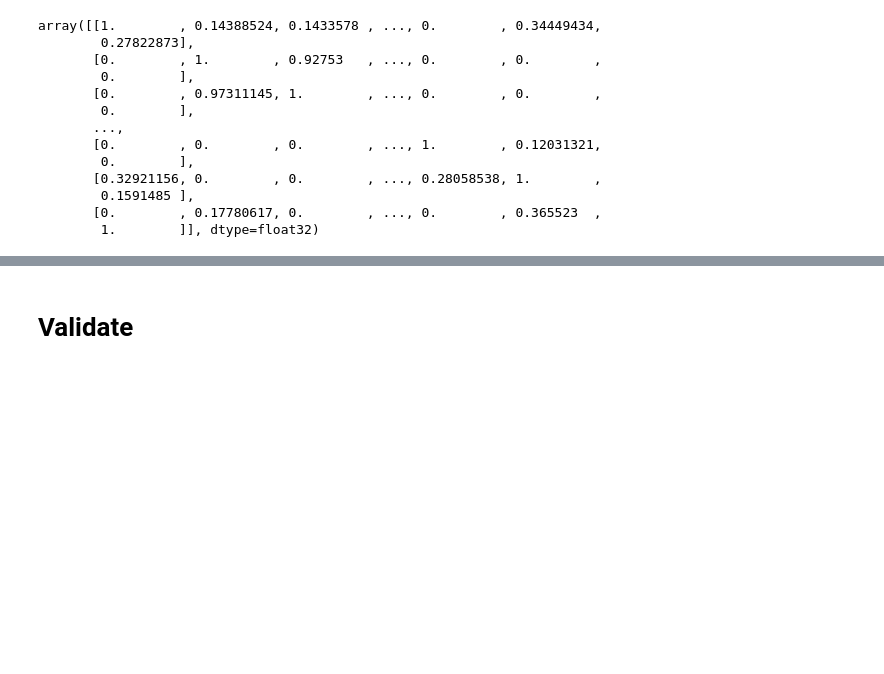
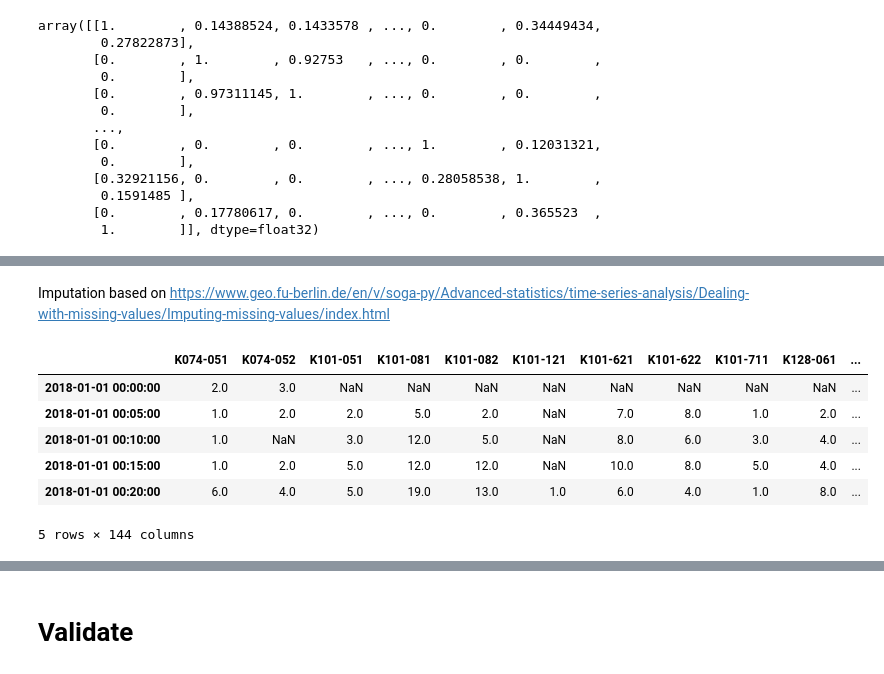
Before and after one commit to xuyou1999/Distance-Enhanced-Spatial-Pre-Training-DESPT, a Jupyter notebook: explore_data.ipynb, the cells around one changed output, grey strips where cells are left out. Drawn from its saved outputs; the diff is of its cells as text; code cells hidden in the pictures; blank space fills up the shorter version.

```diff
--- a/explore_data.ipynb
+++ b/explore_data.ipynb
@@ -364,0 +720,2 @@ with open(file_path, 'wb') as f:
+# %%
+nan_percentage = hague.isna().mean() * 100
@@ -364,0 +742,17 @@ with open(file_path, 'wb') as f:
+# %%
+columns_below_34_nan = nan_percentage[nan_percentage < 34].index.tolist()
+
+# Selecting the columns in 'hague' DataFrame where the NaN percentage is less than 34%
+filtered_hague = hague[columns_below_34_nan]
+# %% [markdown]
+Imputation based on https://www.geo.fu-berlin.de/en/v/soga-py/Advanced-statistics/time-series-analysis/Dealing-with-missing-values/Imputing-missing-values/index.html
+# %%
+filtered_hague.head()
+# %% [output]
+|  | K074-051 | K074-052 | K101-051 | K101-081 | K101-082 | K101-121 | K101-621 | K101-622 | K101-711 | K128-061 | ... |
+| 2018-01-01 00:00:00 | 2.0 | 3.0 | NaN | NaN | NaN | NaN | NaN | NaN | NaN | NaN | ... |
+| 2018-01-01 00:05:00 | 1.0 | 2.0 | 2.0 | 5.0 | 2.0 | NaN | 7.0 | 8.0 | 1.0 | 2.0 | ... |
+| 2018-01-01 00:10:00 | 1.0 | NaN | 3.0 | 12.0 | 5.0 | NaN | 8.0 | 6.0 | 3.0 | 4.0 | ... |
+| 2018-01-01 00:15:00 | 1.0 | 2.0 | 5.0 | 12.0 | 12.0 | NaN | 10.0 | 8.0 | 5.0 | 4.0 | ... |
+| 2018-01-01 00:20:00 | 6.0 | 4.0 | 5.0 | 19.0 | 13.0 | 1.0 | 6.0 | 4.0 | 1.0 | 8.0 | ... |
+5 rows × 144 columns
```
Also changed, not shown: parts of 55 cells of this notebook.
